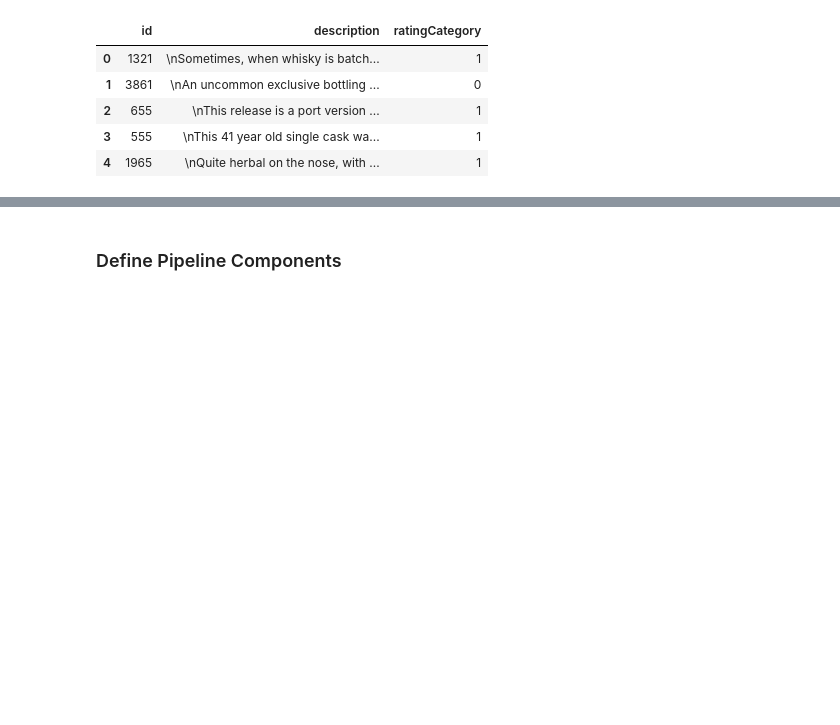
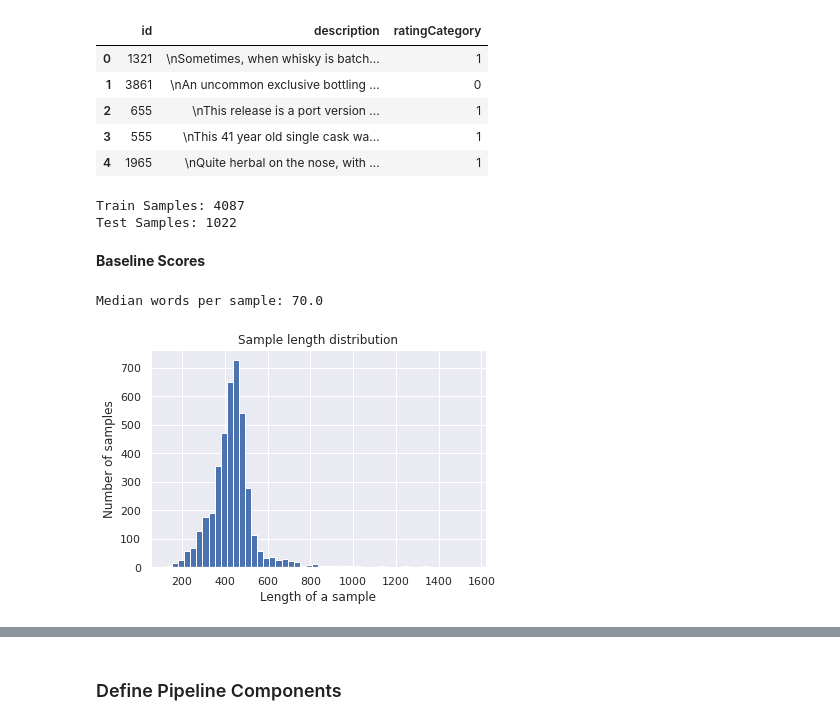
Before and after one commit to WhyseRabbit/DS-Unit-4-Sprint-1-NLP, a Jupyter notebook: module3-document-classification/LS_DS_413_Document_Classification_Assignment.ipynb, the cells around one changed output, grey strips where cells are left out. Cells and saved outputs as stored; diff of their text form; code cells hidden in the pictures; blank space fills up the shorter version.

```diff
--- a/module3-document-classification/LS_DS_413_Document_Classification_Assignment.ipynb
+++ b/module3-document-classification/LS_DS_413_Document_Classification_Assignment.ipynb
@@ -34,8 +34,8 @@ What you should be doing now:
 import pandas as pd
 
 # You may need to change the path
-train = pd.read_csv("train.csv")
-test = pd.read_csv("test.csv")
+train = pd.read_csv("./data/train.csv")
+test = pd.read_csv("./data/test.csv")
 # %%
 train.head()
 # %% [output]
@@ -45,3 +45,27 @@ train.head()
 | 2 | 655 | \nThis release is a port version ... | 1 |
 | 3 | 555 | \nThis 41 year old single cask wa... | 1 |
 | 4 | 1965 | \nQuite herbal on the nose, with ... | 1 |
+# %%
+print(f"Train Samples: {len(train)}")
+print(f"Test Samples: {len(test)}")
+# %% [output]
+Train Samples: 4087
+Test Samples: 1022
+# %% [markdown]
+**Baseline Scores**
+# %%
+from explore_data import get_num_words_per_sample
+from explore_data import plot_sample_length_distribution
+from explore_data import plot_class_distribution
+from explore_data import plot_frequency_distribution_of_ngrams
+import seaborn as sns
+sns.set()
+# %%
+median_words_per_sample = get_num_words_per_sample(train.description)
+print(f"Median words per sample: {median_words_per_sample}")
+# %% [output]
+Median words per sample: 70.0
+# %%
+plot_sample_length_distribution(train.description)
+# %% [output]
+[figure, added]
```
Also changed, not shown: parts of 9 cells of this notebook, 3 other files.
